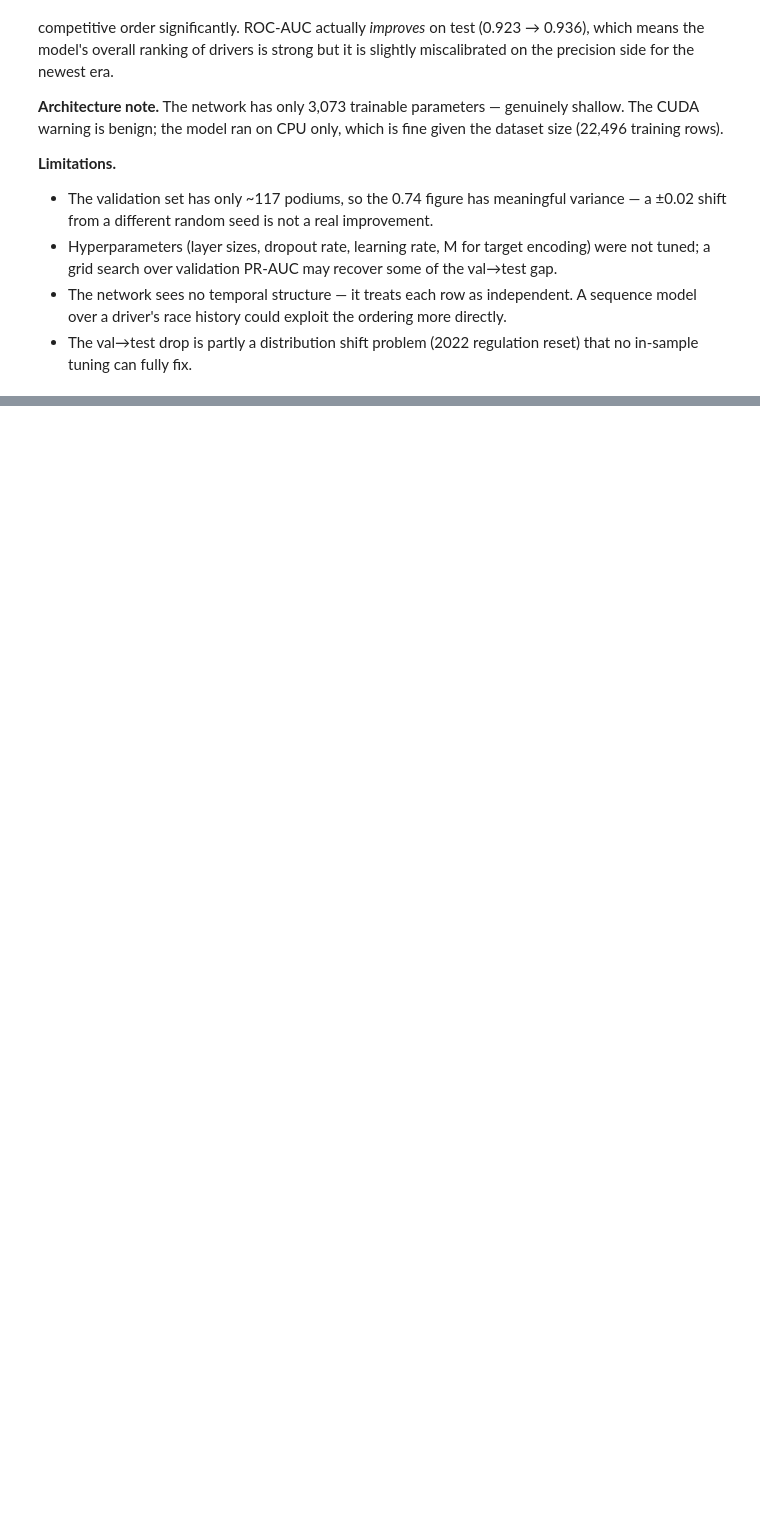
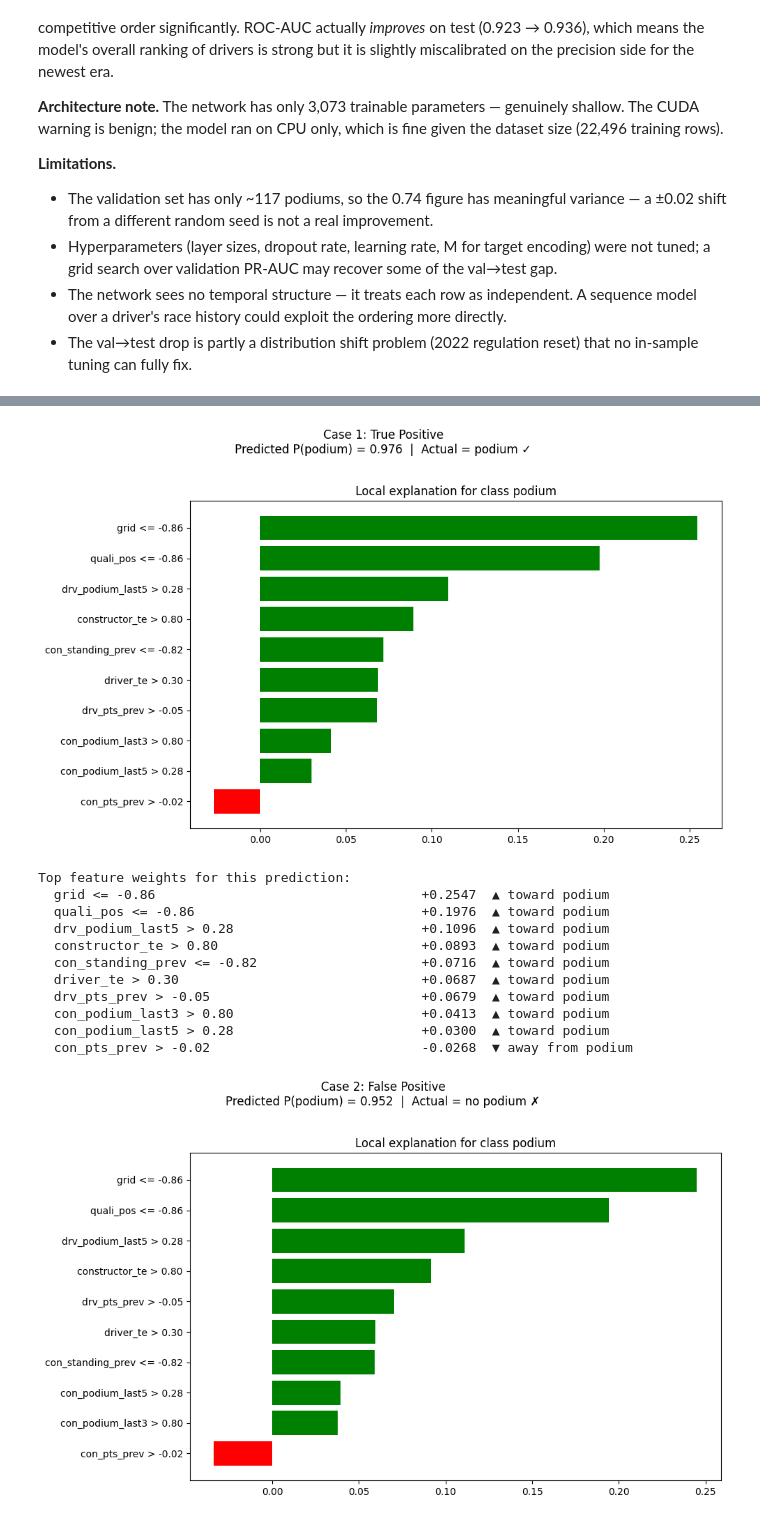
Before and after one commit to youssefyouki/team_12-acl-project-F1-predictoion, a Jupyter notebook: f1-prediction.ipynb, the cells around one changed output, grey strips where cells are left out. Saved outputs shown, nothing was run; the diff lists cells and outputs as text; code cells hidden in the pictures; blank space fills up the shorter version.

Commit message:
Kaggle Notebook | F1 prediction | Version 21

```diff
--- a/f1-prediction.ipynb
+++ b/f1-prediction.ipynb
@@ -2685,0 +2781,47 @@ ROC-AUC                 0.9226    0.9355
+# %%
+# ── Phase 4 (P3): LIME explanations ──────────────────────────────────────────
+def explain_and_plot(idx, title, num_features=10):
+    row     = X_test[test_df.index.get_loc(idx)]
+    prob    = test_probs[test_df.index.get_loc(idx)]
+    actual  = test_df.loc[idx, 'podium']
+
+    exp = explainer.explain_instance(
+        data_row       = row,
+        predict_fn     = predict_proba,
+        num_features   = num_features,
+        num_samples    = 5000,
+        labels         = (1,),   # explain the "podium" class
+    )
+
+    fig = exp.as_pyplot_figure(label=1)
+    fig.set_size_inches(10, 6)
+    fig.suptitle(
+        f"{title}\n"
+        f"Predicted P(podium) = {prob:.3f}  |  Actual = {'podium ✓' if actual else 'no podium ✗'}",
+        fontsize=12, y=1.02
+    )
+    plt.tight_layout()
+    plt.show()
+
+    print(f"\nTop feature weights for this prediction:")
+    for feat, weight in exp.as_list(label=1):
+        direction = "▲ toward podium" if weight > 0 else "▼ away from podium"
+        print(f"  {feat:45s}  {weight:+.4f}  {direction}")
+    print()
+
+explain_and_plot(tp_idx, "Case 1: True Positive")
+explain_and_plot(fp_idx, "Case 2: False Positive")
+# %% [output]
+[figure, added]
+Top feature weights for this prediction:
+  grid <= -0.86                                  +0.2547  ▲ toward podium
+  quali_pos <= -0.86                             +0.1976  ▲ toward podium
+  drv_podium_last5 > 0.28                        +0.1096  ▲ toward podium
+  constructor_te > 0.80                          +0.0893  ▲ toward podium
+  con_standing_prev <= -0.82                     +0.0716  ▲ toward podium
+  driver_te > 0.30                               +0.0687  ▲ toward podium
+  drv_pts_prev > -0.05                           +0.0679  ▲ toward podium
+  con_podium_last3 > 0.80                        +0.0413  ▲ toward podium
+  con_podium_last5 > 0.28                        +0.0300  ▲ toward podium
+  con_pts_prev > -0.02                           -0.0268  ▼ away from podium
+[figure, added]
```
Also changed, not shown: parts of 11 cells of this notebook.
